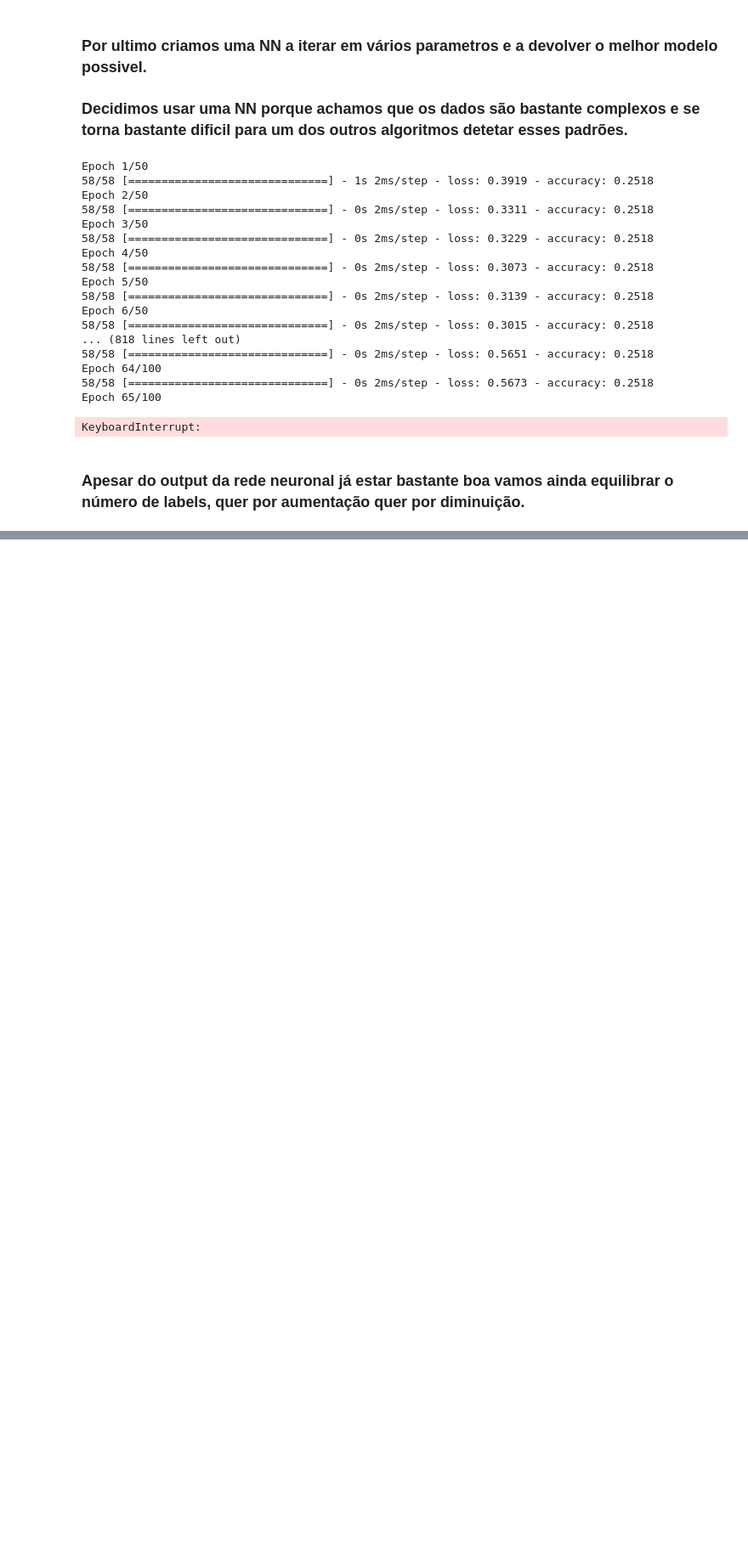
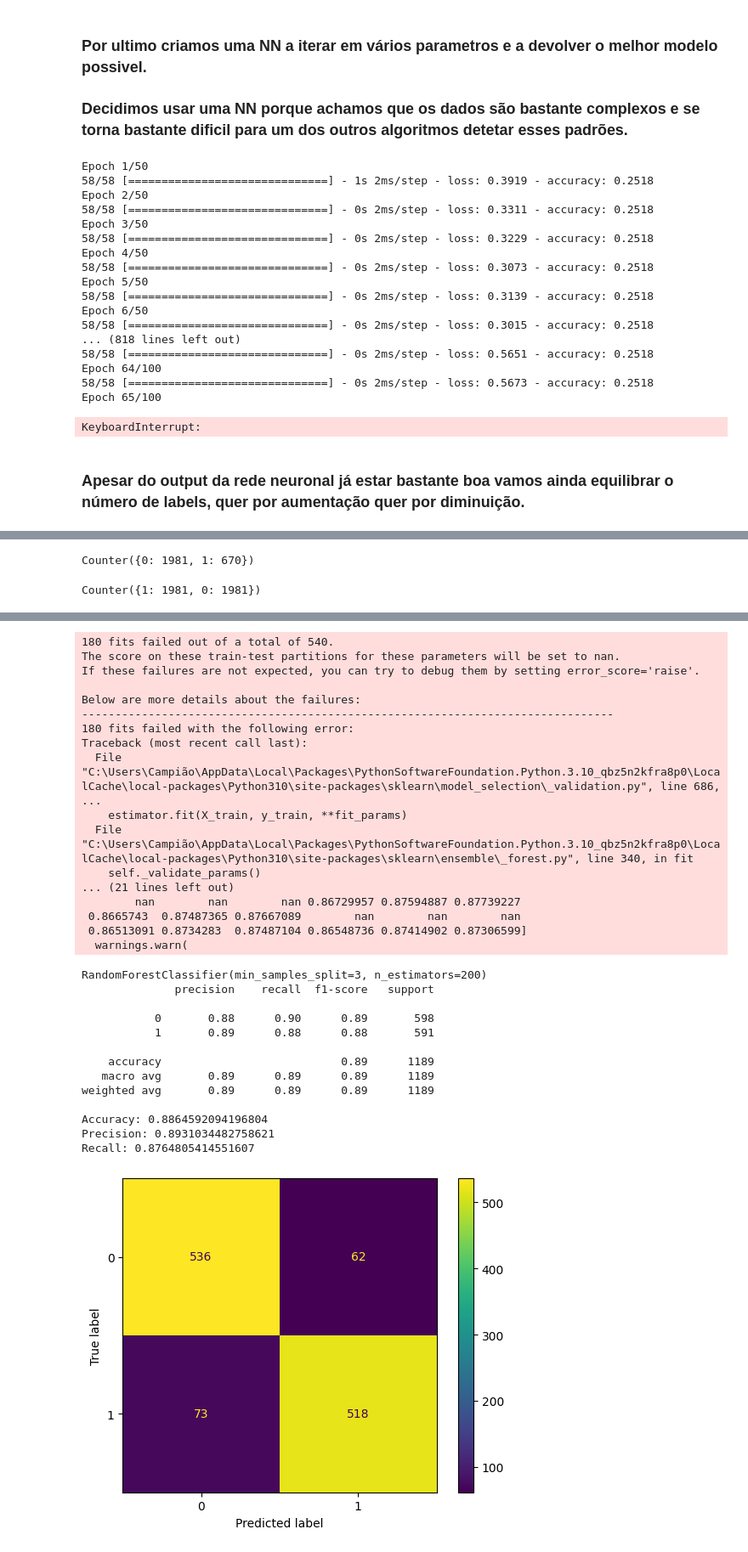
Before and after one commit to guilhermevaz8/LungCancer, a Jupyter notebook: LabIACDreal.ipynb, the cells around one changed output, grey strips where cells are left out. Shown: that part at 85% size. Saved outputs shown, nothing was run; the diff lists cells and outputs as text; code cells hidden in the pictures; blank space fills up the shorter version.

```diff
--- a/LabIACDreal.ipynb
+++ b/LabIACDreal.ipynb
@@ -688,0 +678,45 @@ print("Desvio padrão das pontuações:", scores.std())
+# %%
+oversample = SMOTE()
+counter = Counter(values)
+print(counter)
+# %% [output]
+Counter({0: 1981, 1: 670})
+# %%
+X, y = oversample.fit_resample(X, y)
+print(Counter(y))
+# %% [output]
+Counter({1: 1981, 0: 1981})
+# %%
+scaler = StandardScaler()
+
+X_continuous = scaler.fit_transform(X)
+
+scaled = pd.DataFrame(X_continuous, columns=X.columns)
+X_train, X_test, y_train, y_test = train_test_split(scaled, y, test_size=0.3)
+# %%
+param_grid={'max_depth':[3,5,10,None],
+              'n_estimators':[10,100,200],
+              'min_samples_leaf':[1,2,3],
+              'min_samples_split':[1,2,3]
+           }
+
+
+grid = GridSearchCV(RandomForestClassifier(),param_grid,refit=True,verbose=2);
+grid.fit(X_train, y_train)
+print(grid.best_estimator_)
+
+grid_predictions = grid.predict(X_test)
+print(classification_report(y_test,grid_predictions))
+
+
+cm = confusion_matrix(y_test, grid_predictions)
+ConfusionMatrixDisplay(confusion_matrix=cm).plot();
+
+accuracy = accuracy_score(y_test, grid_predictions)
+precision = precision_score(y_test, grid_predictions)
+recall = recall_score(y_test, grid_predictions)
+
+print("Accuracy:", accuracy)
+print("Precision:", precision)
+print("Recall:", recall)
+# %% [output]
@@ -688,0 +740,31 @@ print("Desvio padrão das pontuações:", scores.std())
+180 fits failed out of a total of 540.
+The score on these train-test partitions for these parameters will be set to nan.
+If these failures are not expected, you can try to debug them by setting error_score='raise'.
+
+Below are more details about the failures:
+--------------------------------------------------------------------------------
+180 fits failed with the following error:
+Traceback (most recent call last):
+  File "C:\Users\Campião\AppData\Local\Packages\PythonSoftwareFoundation.Python.3.10_qbz5n2kfra8p0\LocalCache\local-packages\Python310\site-packages\sklearn\model_selection\_validation.py", line 686,  ...
+    estimator.fit(X_train, y_train, **fit_params)
+  File "C:\Users\Campião\AppData\Local\Packages\PythonSoftwareFoundation.Python.3.10_qbz5n2kfra8p0\LocalCache\local-packages\Python310\site-packages\sklearn\ensemble\_forest.py", line 340, in fit
+    self._validate_params()
+... (21 lines left out)
+        nan        nan        nan 0.86729957 0.87594887 0.87739227
+ 0.8665743  0.87487365 0.87667089        nan        nan        nan
+ 0.86513091 0.8734283  0.87487104 0.86548736 0.87414902 0.87306599]
+  warnings.warn(
+RandomForestClassifier(min_samples_split=3, n_estimators=200)
+              precision    recall  f1-score   support
+
+           0       0.88      0.90      0.89       598
+           1       0.89      0.88      0.88       591
+
+    accuracy                           0.89      1189
+   macro avg       0.89      0.89      0.89      1189
+weighted avg       0.89      0.89      0.89      1189
+
+Accuracy: 0.8864592094196804
+Precision: 0.8931034482758621
+Recall: 0.8764805414551607
+[figure, added]
```
Also changed, not shown: parts of 11 cells of this notebook.
